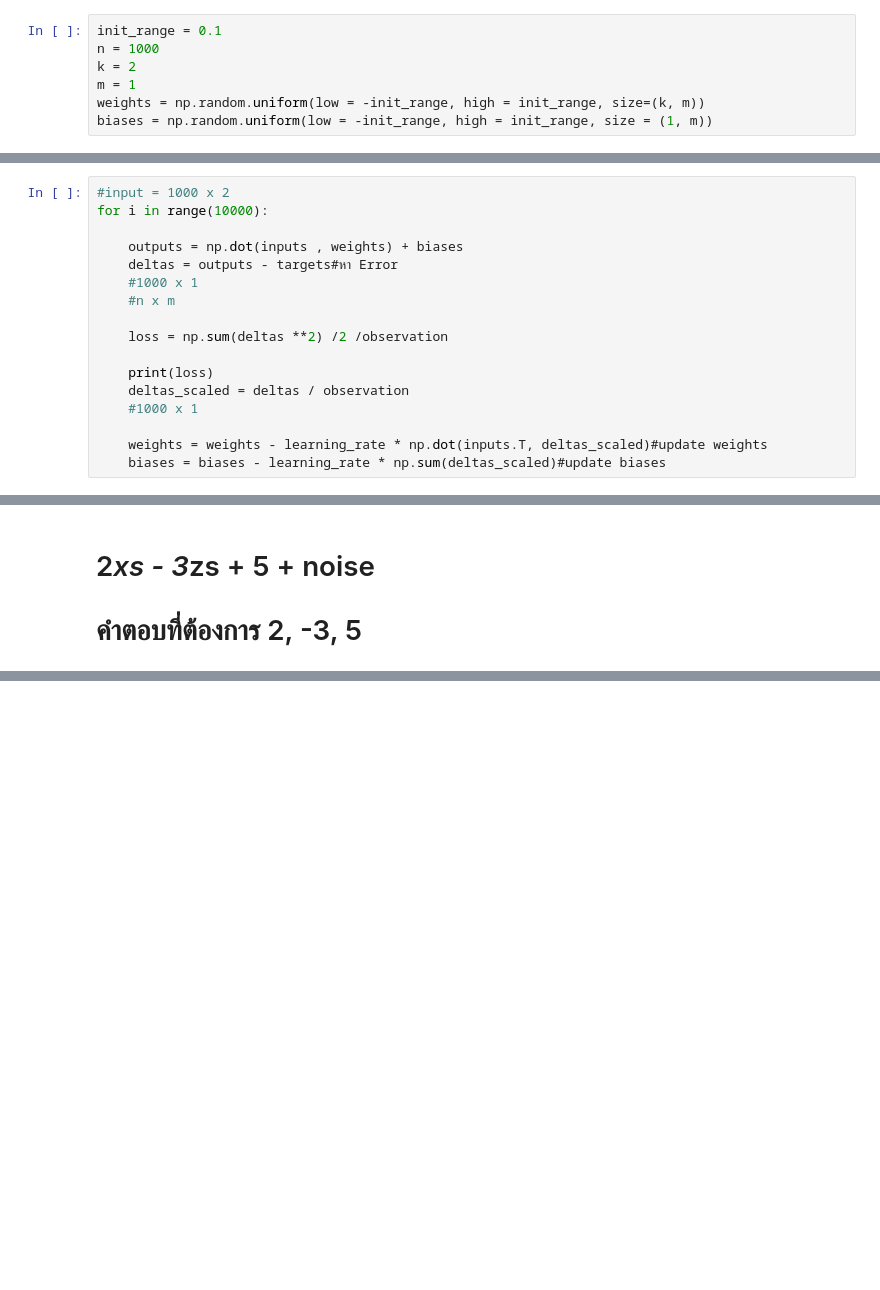
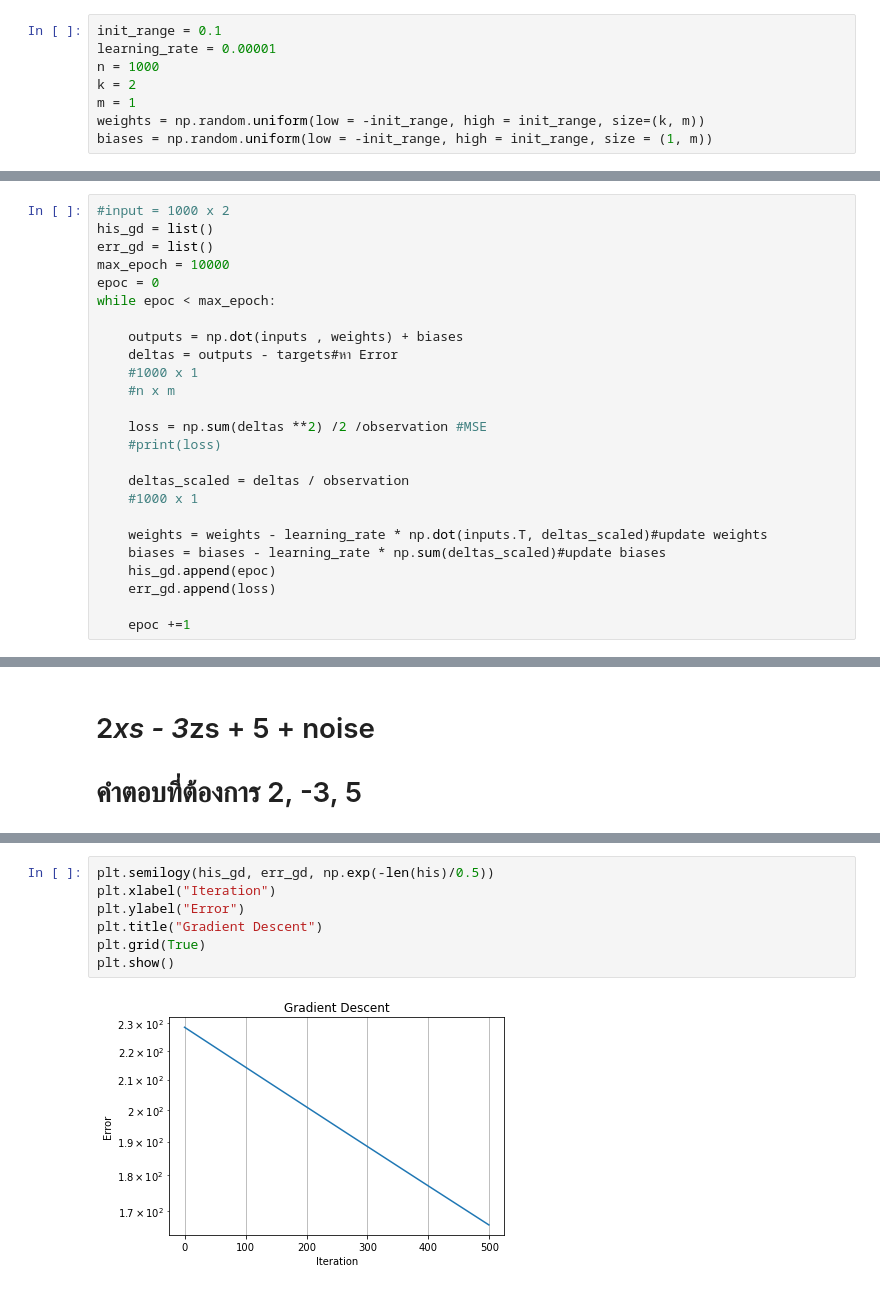
Before and after one commit to boatbotgithub/Resert-Neural-network, a Jupyter notebook: SS1.ipynb, the cells around one changed output, grey strips where cells are left out. Saved outputs shown, nothing was run; the diff lists cells and outputs as text; blank space fills up the shorter version.

```diff
--- a/SS1.ipynb
+++ b/SS1.ipynb
@@ -31,6 +31,7 @@ targets = 2*xs - 3*zs + 5 + noise
  * ข้อดีของการเขียนเองจะช่วยให้เรานั้นสามารถกำหนดอะไรต่างๆได้เยอะ
 # %%
 init_range = 0.1
+learning_rate = 0.00001
 n = 1000
 k = 2
 m = 1
@@ -41,17 +42,25 @@ biases = np.random.uniform(low = -init_range, high = init_range, size = (1, m))
 # %%
 #input = 1000 x 2
-for i in range(10000):
+his_gd = list()
+err_gd = list()
+max_epoch = 10000
+epoc = 0
+while epoc < max_epoch:
 
     outputs = np.dot(inputs , weights) + biases
     deltas = outputs - targets#หา Error
     #1000 x 1
     #n x m
 
-    loss = np.sum(deltas **2) /2 /observation
+    loss = np.sum(deltas **2) /2 /observation #MSE
+    #print(loss)
 
-    print(loss)
     deltas_scaled = deltas / observation
     #1000 x 1
 
     weights = weights - learning_rate * np.dot(inputs.T, deltas_scaled)#update weights
     biases = biases - learning_rate * np.sum(deltas_scaled)#update biases
+    his_gd.append(epoc)
+    err_gd.append(loss)
+
+    epoc +=1
@@ -84,0 +78,9 @@ print(weights,'\n', biases)
+# %%
+plt.semilogy(his_gd, err_gd, np.exp(-len(his)/0.5))
+plt.xlabel("Iteration")
+plt.ylabel("Error")
+plt.title("Gradient Descent")
+plt.grid(True)
+plt.show()
+# %% [output]
+[figure, added]
```
Also changed, not shown: parts of 9 cells of this notebook.
